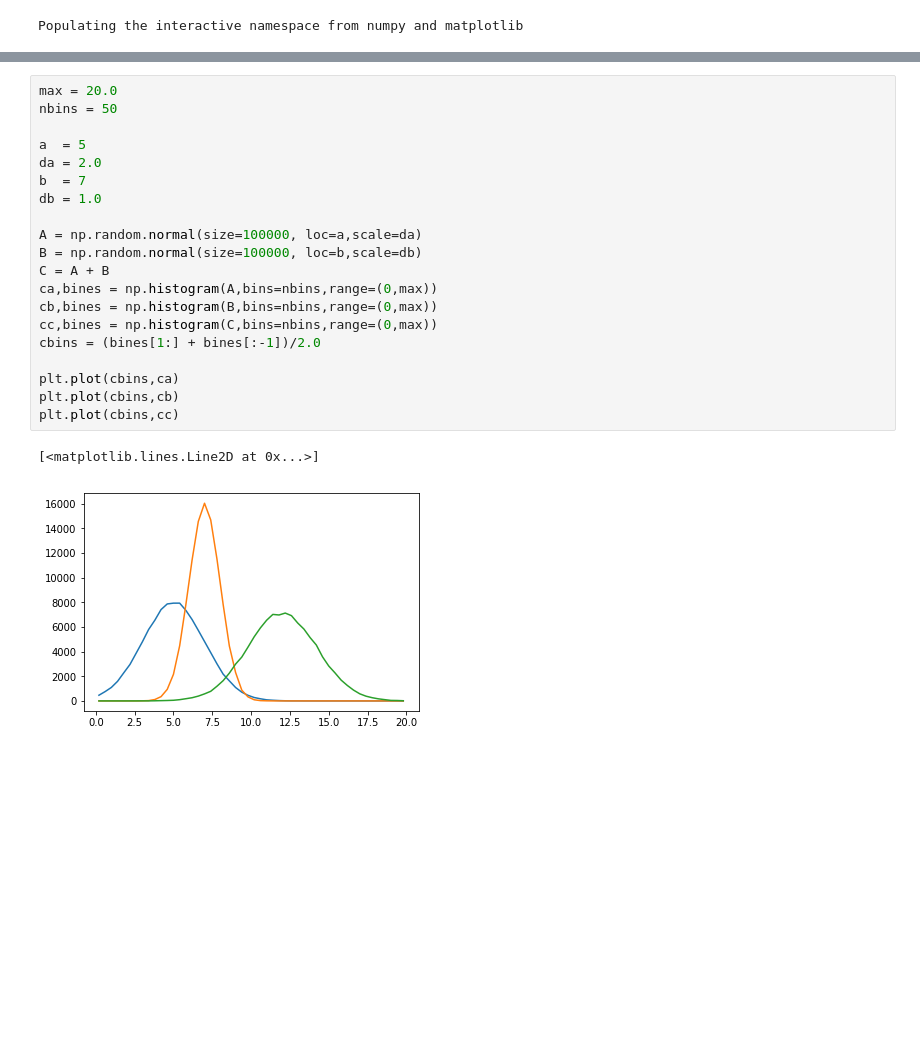
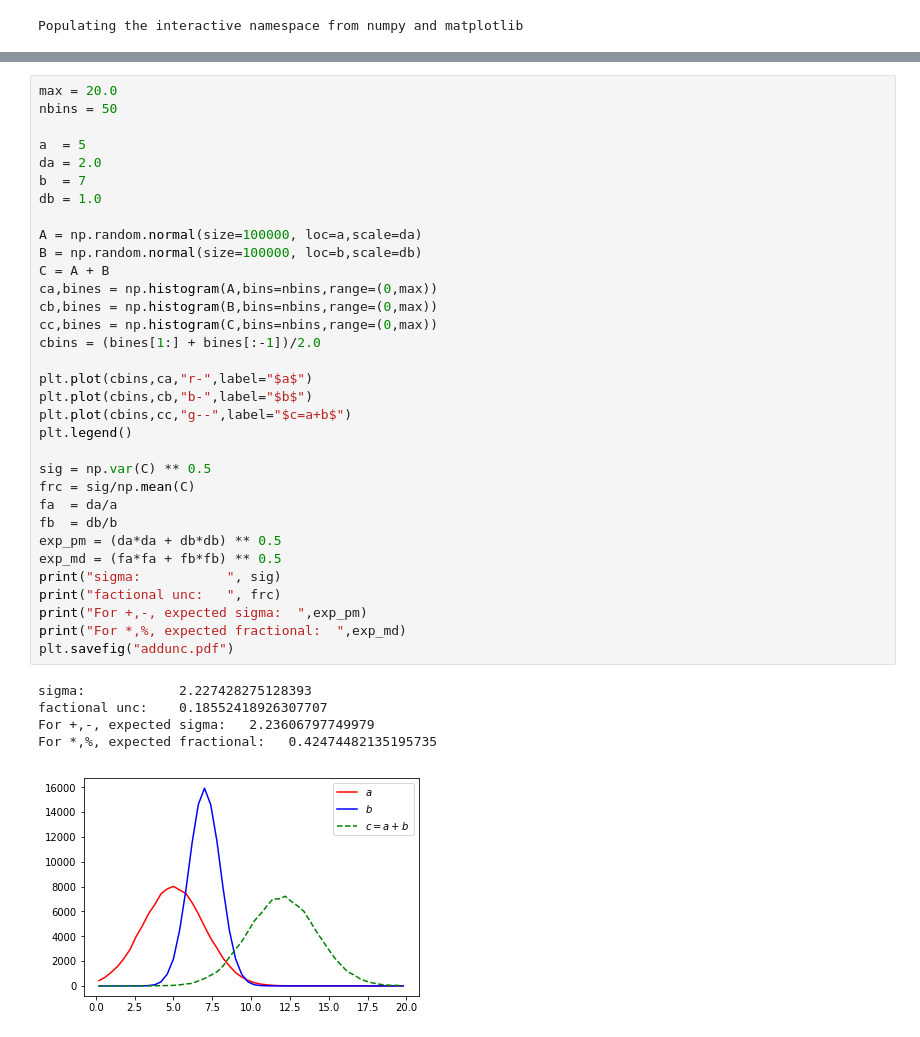
Before and after one commit to mulhearn/classwork, a Jupyter notebook: phy80/lab_manual/figs/labs/uncertainties/toy.ipynb, the cells around one changed output, grey strips where cells are left out. Cells and saved outputs as stored; diff of their text form; blank space fills up the shorter version.

```diff
--- a/phy80/lab_manual/figs/labs/uncertainties/toy.ipynb
+++ b/phy80/lab_manual/figs/labs/uncertainties/toy.ipynb
@@ -30,23 +120,39 @@ sigma:   9.148665343916981
 # %%
 max = 20.0
 nbins = 50
 
 a  = 5
 da = 2.0
 b  = 7
 db = 1.0
 
 A = np.random.normal(size=100000, loc=a,scale=da)
 B = np.random.normal(size=100000, loc=b,scale=db)
 C = A + B
 ca,bines = np.histogram(A,bins=nbins,range=(0,max))
 cb,bines = np.histogram(B,bins=nbins,range=(0,max))
 cc,bines = np.histogram(C,bins=nbins,range=(0,max))
 cbins = (bines[1:] + bines[:-1])/2.0
 
-plt.plot(cbins,ca)
-plt.plot(cbins,cb)
-plt.plot(cbins,cc)
+plt.plot(cbins,ca,"r-",label="$a$")
+plt.plot(cbins,cb,"b-",label="$b$")
+plt.plot(cbins,cc,"g--",label="$c=a+b$")
+plt.legend()
+
+sig = np.var(C) ** 0.5
+frc = sig/np.mean(C)
+fa  = da/a
+fb  = db/b
+exp_pm = (da*da + db*db) ** 0.5
+exp_md = (fa*fa + fb*fb) ** 0.5
+print("sigma:           ", sig)
+print("factional unc:   ", frc)
+print("For +,-, expected sigma:  ",exp_pm)
+print("For *,%, expected fractional:  ",exp_md)
+plt.savefig("addunc.pdf")
 # %% [output]
-[<matplotlib.lines.Line2D at 0x...>]
+sigma:            2.227428275128393
+factional unc:    0.18552418926307707
+For +,-, expected sigma:   2.23606797749979
+For *,%, expected fractional:   0.42474482135195735
-[figure, old version]
+[figure, new version]
```
Also changed, not shown: parts of 6 cells of this notebook, 24 other files.
